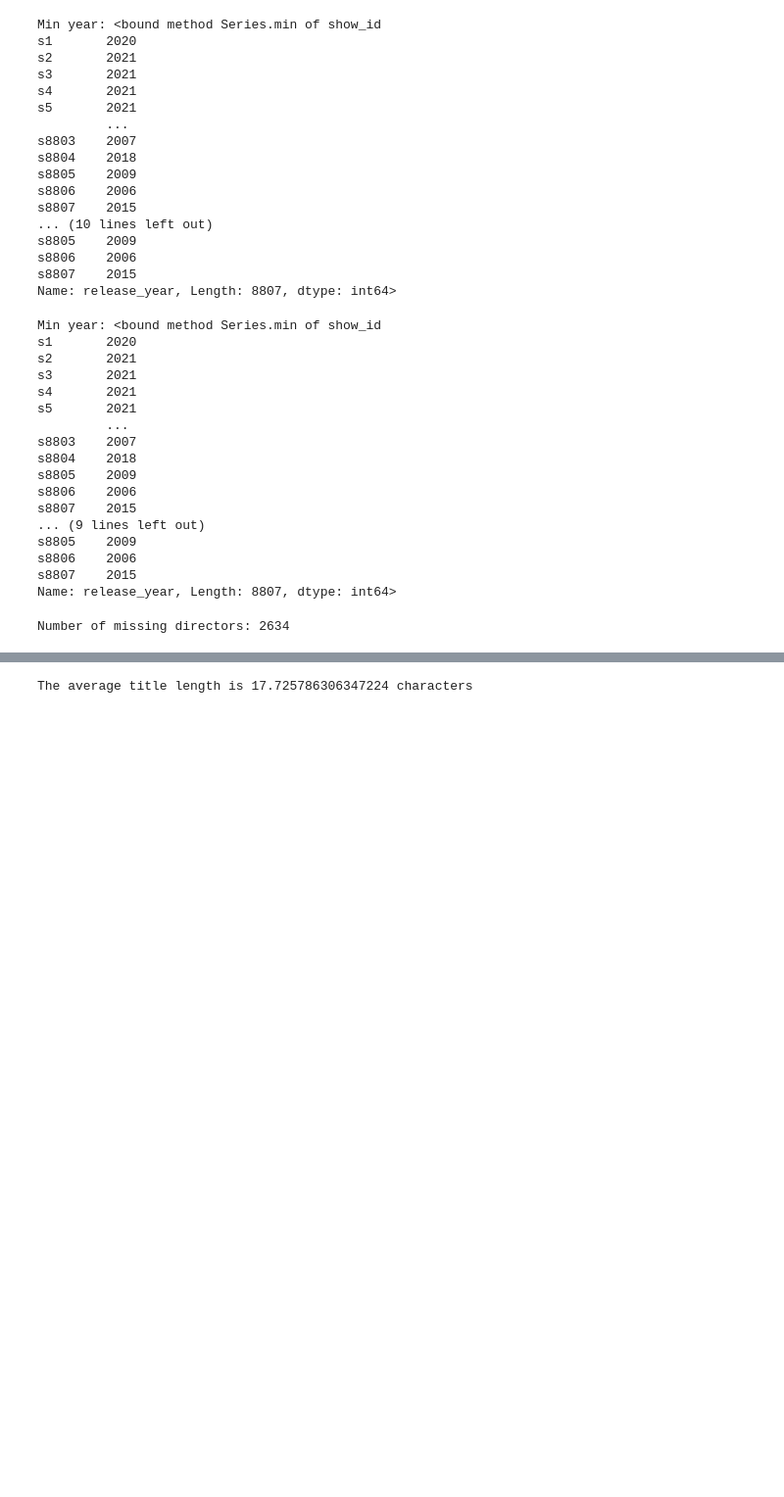
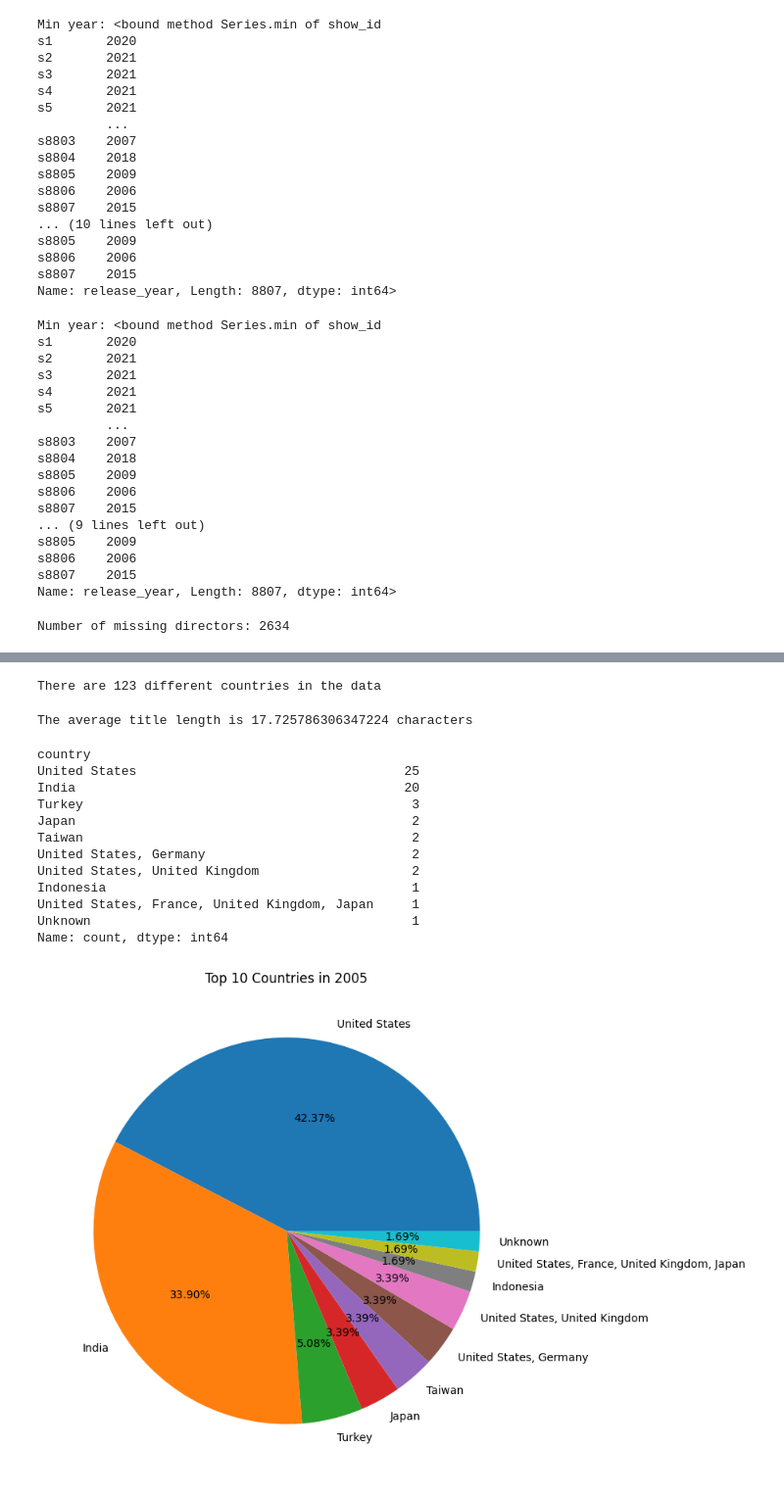
Before and after one commit to Gguvenn/eae_ipld_project, a Jupyter notebook: development/02_netflix_data_analysis.ipynb, the cells around one changed output, grey strips where cells are left out. Shown: that part at 98% size. Saved outputs shown, nothing was run; the diff lists cells and outputs as text; code cells hidden in the pictures; blank space fills up the shorter version.

```diff
--- a/development/02_netflix_data_analysis.ipynb
+++ b/development/02_netflix_data_analysis.ipynb
@@ -138,10 +154,24 @@ Number of missing directors: 2634
 # Finally, you can get the number of unique countries by getting the length of the list of unique countries, you can use a set {} to get the unique countries or convert the entire
 # list into a pd.Series and use .unique() to get the list of unique countries and then its number.
 
+import pycountry
+from fuzzywuzzy import process
 
+correct_country_names = [country.name for country in pycountry.countries]
 movies_df['country'] = movies_df['country'].fillna('Unknown')
+movies_df['country'] = movies_df['country'].apply(lambda x: ', ' .join(x) if isinstance(x, list) else x)
+indv_countries = movies_df['country'].str.split(',').explode()
+indv_countries = indv_countries [indv_countries != 'Unknown']
 
+def corrected_country_name(country_name):
+    if not country_name or country_name== '':
+        return country_name
+    match = process.extractOne(country_name, correct_country_names)
+    return match[0] if match[1] >= 80 else country_name
+#n_countries = n_countries.unique()  # TODO n_countries has to be a single integer number with the unique number of different countries (you can build this in multiple lines and steps)
 
-n_countries = n_countries.unique()  # TODO n_countries has to be a single integer number with the unique number of different countries (you can build this in multiple lines and steps)
-
-print(f"There are {n_countries} different countries in the data")
+indv_countries =indv_countries.apply(corrected_country_name)
+n_countries = indv_countries.unique()
+print(f"There are {len(n_countries)} different countries in the data")
+# %% [output]
+There are 123 different countries in the data
@@ -162,23 +190,38 @@ The average title length is 17.725786306347224 characters
 # %%
 # Ex 2.6: For a given year, get the Pandas Series of how many movies and series combined were made by every country, limit it to the top 10 countries.
 
 # It's optional to clean or modify the data of countries in this case, you can just use the data as it is.
 
 # hint: (you can use the .loc method to filter the data by year, and then use the .value_counts() method to get the number of movies and series combined for each country,
 # finally use the head(10) method to get the top 10 countries)
 
 year = 2005   # you can try to change the year to see the results for different years
+df_year = movies_df.loc[movies_df['release_year'] == year]
+#top_10_countries = None  # TODO: top_10_countries has to be a Pandas Series with the top 10 countries with the number of movies and series combined for that year
 
-top_10_countries = None  # TODO: top_10_countries has to be a Pandas Series with the top 10 countries with the number of movies and series combined for that year
-
+top_10_countries = df_year['country'].value_counts().head(10)
 print(top_10_countries)
 
 # Code to plot the pie chart from your data results
 fig = plt.figure(figsize=(8, 8))
 plt.pie(top_10_countries, labels=top_10_countries.index, autopct="%.2f%%")
 plt.title(f"Top 10 Countries in {year}")
 
 plt.show()
+# %% [output]
+country
+United States                                   25
+India                                           20
+Turkey                                           3
+Japan                                            2
+Taiwan                                           2
+United States, Germany                           2
+United States, United Kingdom                    2
+Indonesia                                        1
+United States, France, United Kingdom, Japan     1
+Unknown                                          1
+Name: count, dtype: int64
+[figure, added]
 # %%
 # Ex 2.7: Make a line chart of the average duration of movies (not TV shows) in minutes for every year across all the years.
 
```
Also changed, not shown: parts of 4 cells of this notebook, 7 other files.
